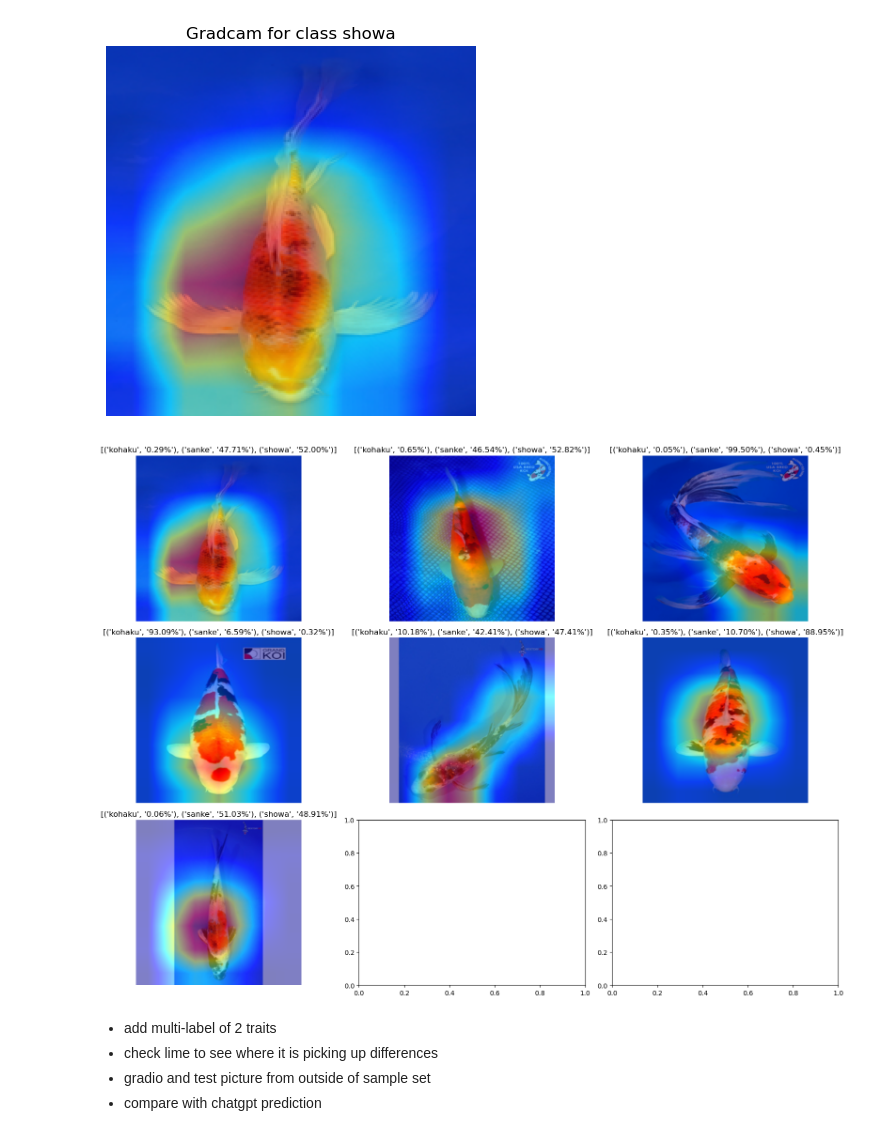
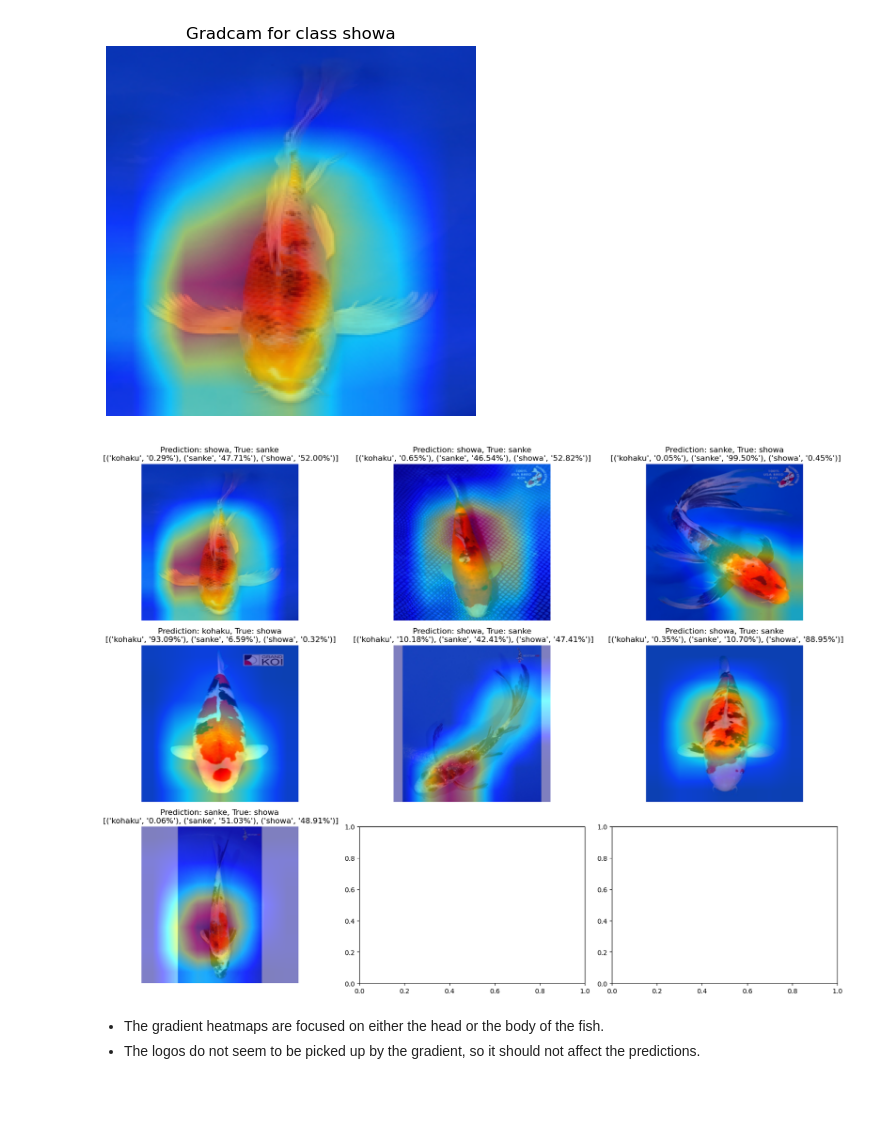
Before and after one commit to annahanslc/koi-price-prediction, a Jupyter notebook: bigger_dataset/3_Modeling_1_3Classes.ipynb, the cells around one changed output. Saved outputs shown, nothing was run; the diff lists cells and outputs as text; code cells hidden in the pictures; blank space fills up the shorter version.

Commit message:
Added second row to set_title on the gradcam output image plots

```diff
--- a/bigger_dataset/3_Modeling_1_3Classes.ipynb
+++ b/bigger_dataset/3_Modeling_1_3Classes.ipynb
@@ -884,37 +886,35 @@ for i, idx in enumerate(wrong_predictions):
   output = model(input_tensor)
   pred_class = output.argmax(dim=1).item()
 
   # get the true class
   true_class = test_df.iloc[idx]['label_encoded']
 
   # get the prediction probabilities and combine with the classes
   probabilities = F.softmax(output, dim=1)[0]
   probabilities = probabilities.tolist()
   probabilities = [f'{prob*100:.2f}%' for prob in probabilities]
   pred_probabilities = list(zip(le.classes_, probabilities))
 
   # calculate the gradcam heatmap based on the class that was predicted for the image
   grayscale_cam = cam(input_tensor=input_tensor, targets=[ClassifierOutputTarget(pred_class)])
   grayscale_cam = grayscale_cam[0]
 
   # convert the original image into numpy for visualization
   # 1. resize to 224 x 224, 2. change to numpy array, 3. change to type float32, 4. divide by 255
   img_np = np.array(img.resize((224, 224))).astype(np.float32) / 255.0
 
   # overlay the heatmap onto the image
   cam_image = show_cam_on_image(img_np, grayscale_cam, use_rgb=True)
 
   # plot the image
   ax[i].imshow(cam_image)
-  ax[i].set_title(f'{pred_probabilities}')
+  ax[i].set_title(f'Prediction: {le.inverse_transform([pred_class])[0]}, True: {le.inverse_transform([true_class])[0]}\n {pred_probabilities}')
   ax[i].axis('off')
 
 plt.tight_layout()
 plt.show()
 # %% [output]
-[figure, old version]
+[figure, new version]
-# %% [markdown]
-- add multi-label of 2 traits
-- check lime to see where it is picking up differences
-- gradio and test picture from outside of sample set
-- compare with chatgpt prediction
+# %% [markdown]
+- The gradient heatmaps are focused on either the head or the body of the fish.
+- The logos do not seem to be picked up by the gradient, so it should not affect the predictions.
```
Also changed, not shown: parts of 3 cells of this notebook.
